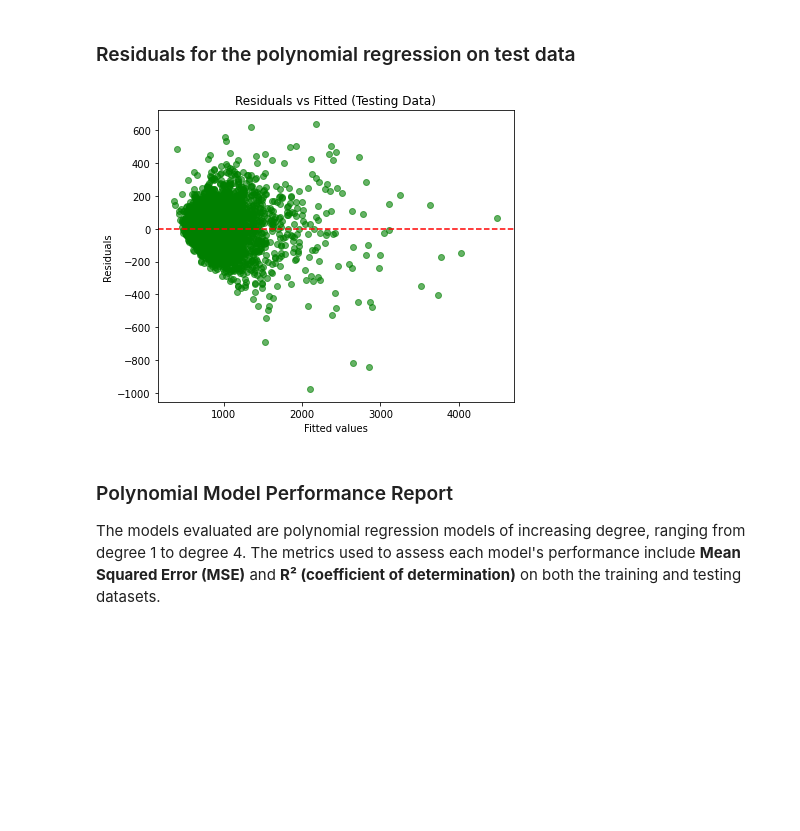
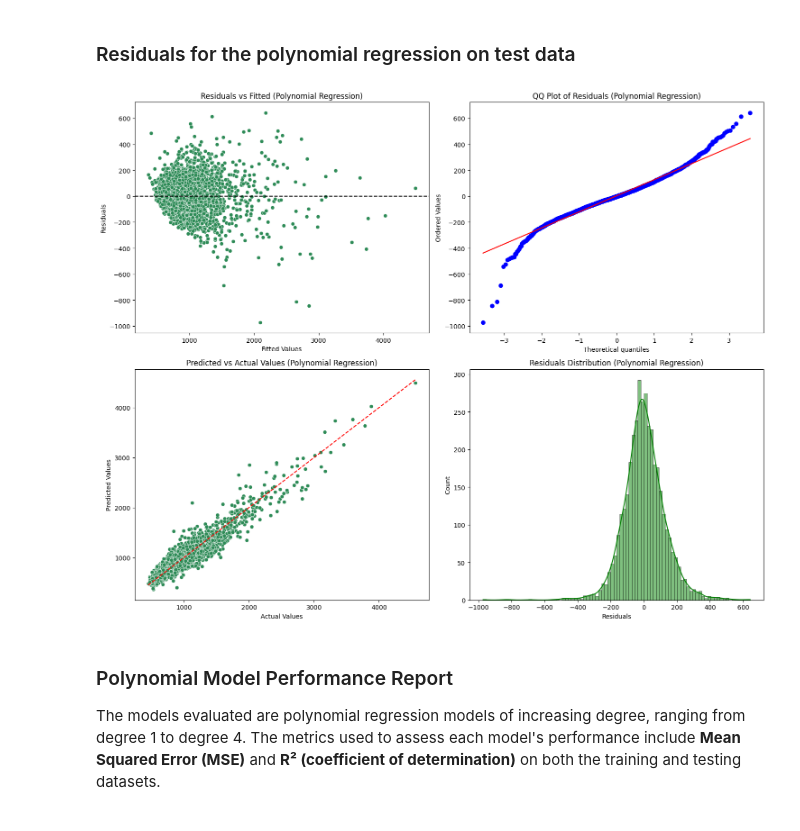
Before and after one commit to TiaanViviers/ShopAlot_analysis, a Jupyter notebook: notebooks/Group22.ipynb, the cells around one changed output. Saved outputs shown, nothing was run; the diff lists cells and outputs as text; code cells hidden in the pictures; blank space fills up the shorter version.

```diff
--- a/notebooks/Group22.ipynb
+++ b/notebooks/Group22.ipynb
@@ -1153,25 +1155,38 @@ plt.show()
 # %%
 poly = PolynomialFeatures(degree=3)
 x_train_poly = poly.fit_transform(x_train_selected)
 x_test_poly = poly.transform(x_test_selected)
-
 poly_model = LinearRegression()
 poly_model.fit(x_train_poly, y_train)
+y_pred_poly = poly_model.predict(x_test_poly)
+residuals_poly = y_test - y_pred_poly
 
-test_predictions_poly = poly_model.predict(x_test_poly)
+fig, axes = plt.subplots(2, 2, figsize=(15, 12))
 
-test_residuals_poly = y_test - test_predictions_poly
+sns.scatterplot(x=y_pred_poly, y=residuals_poly, ax=axes[0, 0], color='seagreen')
+axes[0, 0].axhline(0, linestyle='--', color='black')
+axes[0, 0].set_title('Residuals vs Fitted (Polynomial Regression)')
+axes[0, 0].set_xlabel('Fitted Values')
+axes[0, 0].set_ylabel('Residuals')
 
-plt.figure(figsize=(6, 5))
-plt.scatter(test_predictions_poly, test_residuals_poly, alpha=0.6, color='green')
-plt.axhline(y=0, color='red', linestyle='--')
-plt.title('Residuals vs Fitted (Testing Data)')
-plt.xlabel('Fitted values')
-plt.ylabel('Residuals')
+stats.probplot(residuals_poly, dist="norm", plot=axes[0, 1])
+axes[0, 1].get_lines()[1].set_color('red')  # Make the line red
+axes[0, 1].set_title('QQ Plot of Residuals (Polynomial Regression)')
+
+sns.scatterplot(x=y_test, y=y_pred_poly, ax=axes[1, 0], color='seagreen')
+axes[1, 0].plot([y_test.min(), y_test.max()], [y_test.min(), y_test.max()], '--', color='red')
+axes[1, 0].set_title('Predicted vs Actual Values (Polynomial Regression)')
+axes[1, 0].set_xlabel('Actual Values')
+axes[1, 0].set_ylabel('Predicted Values')
+
+sns.histplot(residuals_poly, kde=True, ax=axes[1, 1], color='green')
+axes[1, 1].set_title('Residuals Distribution (Polynomial Regression)')
+axes[1, 1].set_xlabel('Residuals')
+
 plt.tight_layout()
 plt.show()
 # %% [output]
-[figure, old version]
+[figure, new version]
 # %% [markdown]
 ### Polynomial Model Performance Report
 
```
Also changed, not shown: parts of 14 cells of this notebook.
